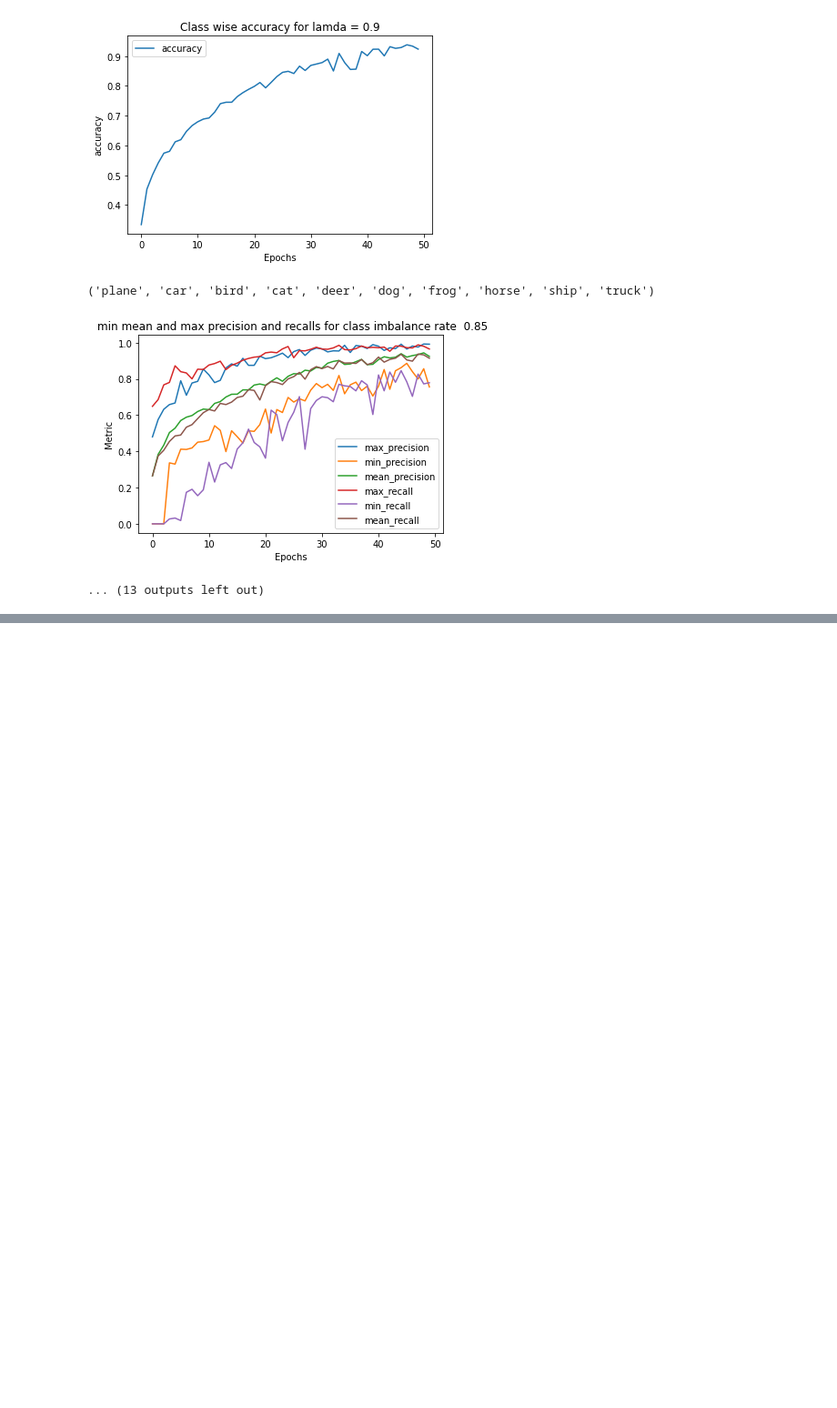
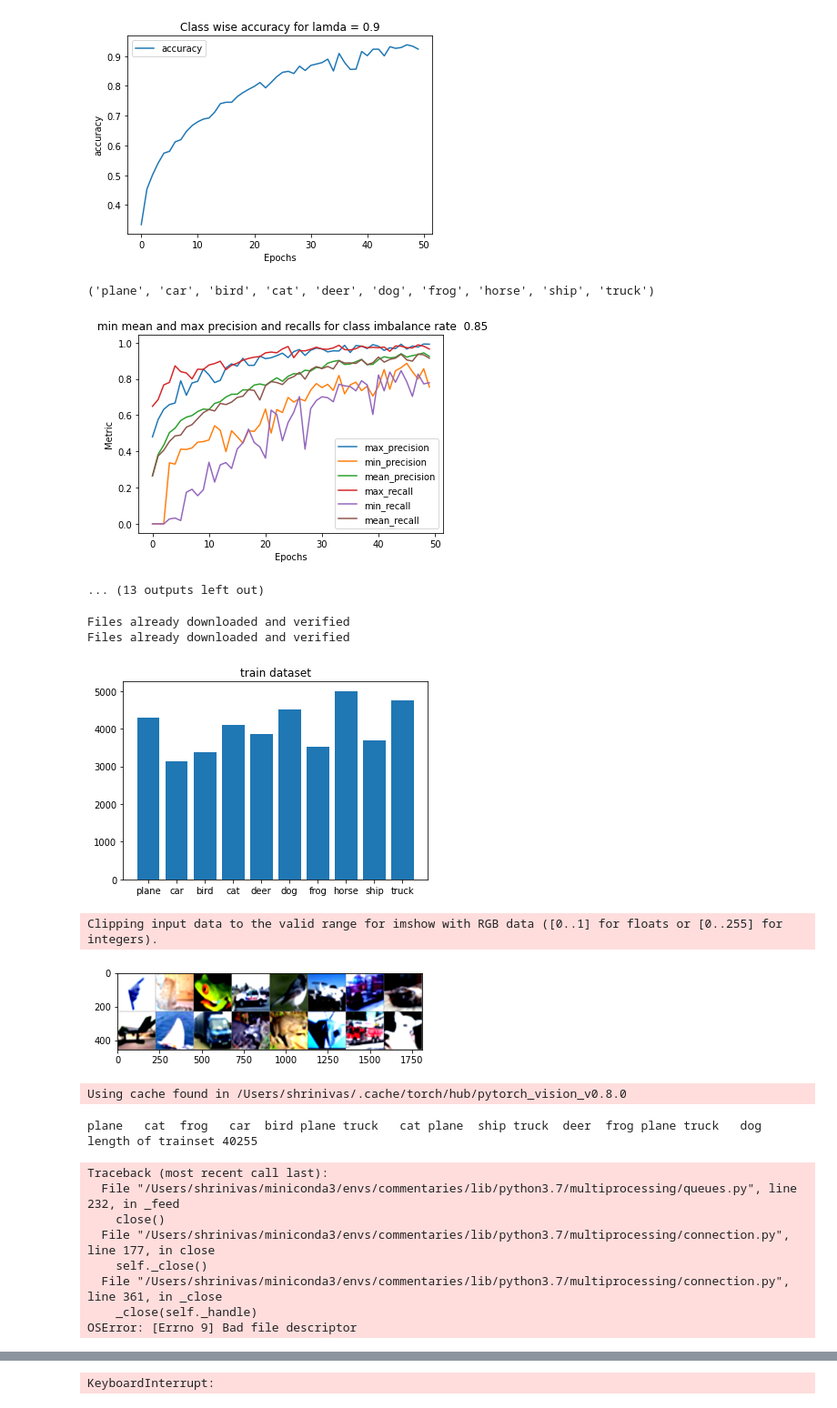
Before and after one commit to stablegradients/ConstrainedOptimisation, a Jupyter notebook: Baselines.ipynb, the cells around one changed output, grey strips where cells are left out. Shown at 91% size. Drawn from its saved outputs; the diff is of its cells as text; code cells hidden in the pictures; blank space fills up the shorter version.

Commit message:
generating baselines for different long tailed versioed datasets

```diff
--- a/Baselines.ipynb
+++ b/Baselines.ipynb
@@ -8,7 +8,7 @@ transform = transforms.Compose(
      transforms.Normalize((0.5, 0.5, 0.5), (0.5, 0.5, 0.5))])
 
 batch_size = 16
-
+ frt
 trainset = torchvision.datasets.CIFAR10(root='./data', train=True,
                                         download=True, transform=transform)
 
@@ -407,3 +408,76 @@ for log in logs_by_lamda:
 ('plane', 'car', 'bird', 'cat', 'deer', 'dog', 'frog', 'horse', 'ship', 'truck')
 [figure]
 ... (13 outputs left out)
+# %%
+class Resnet18cifar(nn.Module):
+    def __init__(self, num_classes):
+        super().__init__()
+        self.resnet18 = torch.hub.load('pytorch/vision:v0.8.0', 'resnet18', pretrained=True)
+        self.base = torch.nn.Sequential(*(list(self.resnet18.children())[:-1]))
+        self.fc = nn.Linear(512, num_classes)
+    def forward(self, x):
+        x = self.base(x)
+        x = x.reshape((-1, 512))
+        x = self.fc(x)
+        return x
+# %%
+import torchvision.transforms as transforms
+import PIL
+
+logs_by_lamda_resnet18 = []
+normalize = transforms.Normalize(
+    mean=[0.485, 0.456, 0.406], std=[0.229, 0.224, 0.225]
+)
+transform = transforms.Compose([
+    transforms.Resize(256, PIL.Image.BICUBIC),
+    transforms.CenterCrop(224),
+    transforms.ToTensor(),
+    normalize,
+])
+
+for lamda in [0.95, 0.9, 0.85, 0.8, 0.75]:
+    trainset = torchvision.datasets.CIFAR10(root='./data', train=True,
+                                        download=True, transform=transform)
+    testset = torchvision.datasets.CIFAR10(root='./data', train=False,
+                                           download=True, transform=transform)
+    trainset = long_tail(trainset, 10, lamda)
+    show_data_distribution(trainset, keyname="train dataset")
+
+    testloader = torch.utils.data.DataLoader(testset, batch_size=batch_size,
+                                             shuffle=False, num_workers=8)
+    trainloader = torch.utils.data.DataLoader(trainset, batch_size=batch_size,
+                                              shuffle=True, num_workers=8)
+
+    # get some random training images
+    dataiter = iter(trainloader)
+    images, labels = dataiter.next()
+
+    # show images
+    imshow(torchvision.utils.make_grid(images))
+    # print labels
+    print(' '.join('%5s' % classes[labels[j]] for j in range(batch_size)))
+    print("length of trainset", len(trainset))
+
+    net = Resnet18cifar(10)
+    criterion = nn.CrossEntropyLoss()
+    optimizer = optim.SGD(net.parameters(), lr=0.001, momentum=0.9)
+
+    logs = loop(trainloader, testloader, net, optimizer, criterion, epochs=50)
+    logs_by_lamda_resnet18.append({lamda: logs})
+# %% [output]
+Files already downloaded and verified
+Files already downloaded and verified
+[figure, added]
+Clipping input data to the valid range for imshow with RGB data ([0..1] for floats or [0..255] for integers).
+[figure, added]
+Using cache found in /Users/shrinivas/.cache/torch/hub/pytorch_vision_v0.8.0
+plane   cat  frog   car  bird plane truck   cat plane  ship truck  deer  frog plane truck   dog
+length of trainset 40255
+Traceback (most recent call last):
+  File "/Users/shrinivas/miniconda3/envs/commentaries/lib/python3.7/multiprocessing/queues.py", line 232, in _feed
+    close()
+  File "/Users/shrinivas/miniconda3/envs/commentaries/lib/python3.7/multiprocessing/connection.py", line 177, in close
+    self._close()
+  File "/Users/shrinivas/miniconda3/envs/commentaries/lib/python3.7/multiprocessing/connection.py", line 361, in _close
+    _close(self._handle)
+OSError: [Errno 9] Bad file descriptor
@@ -409,0 +501 @@ for log in logs_by_lamda:
+KeyboardInterrupt:
```
Also changed, not shown: parts of 3 cells of this notebook.
